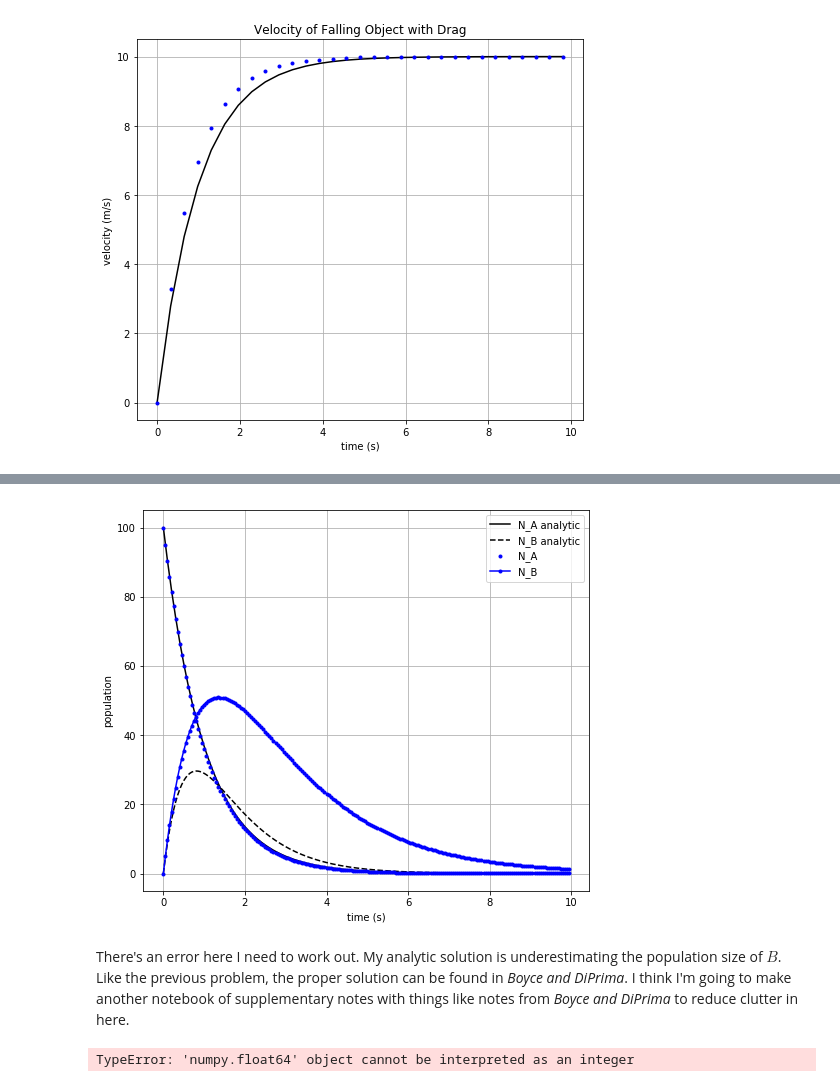
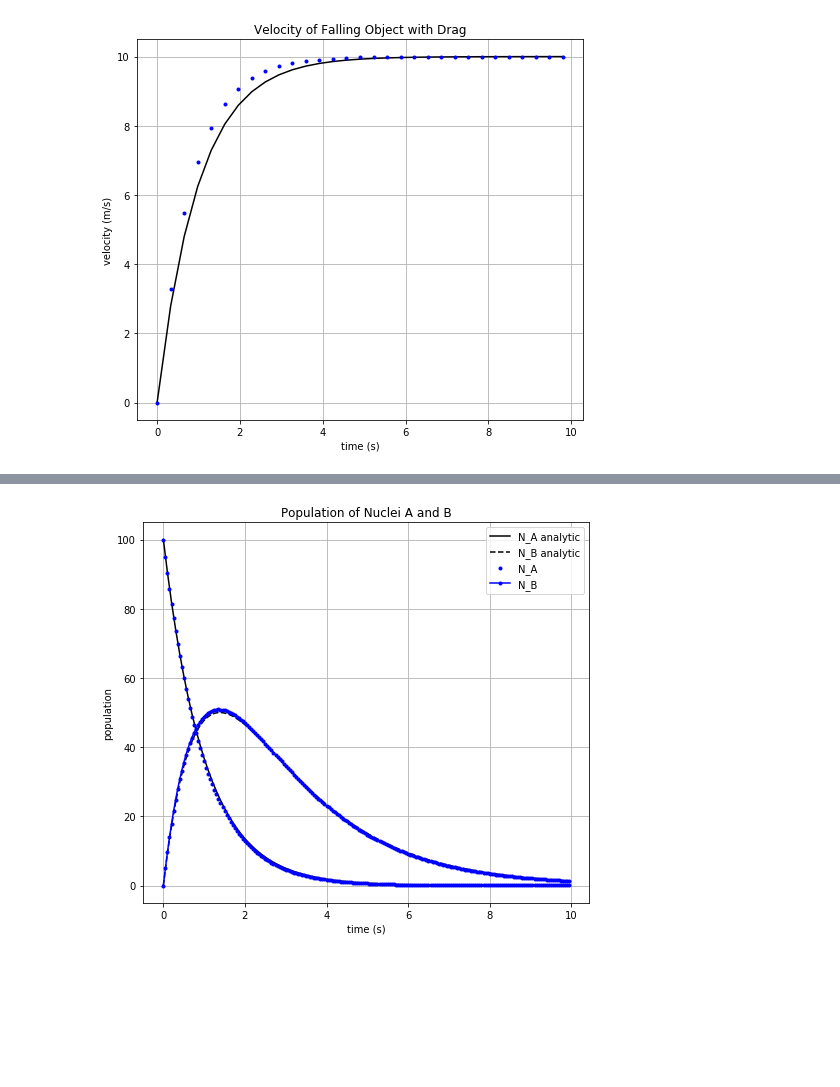
Before and after one commit to Cpt-Catnip/Computational_Physics_Giordano_Nakanishi, a Jupyter notebook: ch1_exercises.ipynb, the cells around one changed output, grey strips where cells are left out. Cells and saved outputs as stored; diff of their text form; code cells hidden in the pictures; blank space fills up the shorter version.

```diff
--- a/ch1_exercises.ipynb
+++ b/ch1_exercises.ipynb
@@ -202,39 +208,36 @@ tf = 10
 dt = 5e-2
 taua = 1
 taub = 2
 
 t = np.arange(t0, tf, dt)
 N_A = np.zeros(t.size)
 N_A[0] = N_A0
 N_B = np.zeros(t.size)
 N_B[0] = N_B0
 
 # exact solution
 NA_x = N_A0 * np.exp(-1*t/taua)
-NB_x = NA_x*(taub/taua) + (N_B0 - NA_x*(taub/taua)) * np.exp(-1*t/taub)
+TAU = (taua*taub)/(taua-taub)
+c = N_B0 - N_A0 * TAU
+NB_x = np.exp(-1*t/taub) * (N_A0*TAU*np.exp(t/TAU) + c)
 
 # euler loop
-for i in range(t.size-1):
+for i in range(t.size - 1):
     N_A[i+1] = N_A[i] - (N_A[i]/taua)*dt
     dNB = (N_A[i]/taua) - (N_B[i]/taub)
     N_B[i+1] = N_B[i] + dNB*dt
 
 #plots
 fig = plt.figure(figsize=(8,7))
 plt.plot(t,NA_x,'k', label='N_A analytic')
 plt.plot(t,NB_x,'k--', label='N_B analytic')
 plt.plot(t,N_A,'b.', label='N_A')
 plt.plot(t,N_B,'b.-', label='N_B')
 plt.legend()
 plt.grid()
 plt.xlabel('time (s)')
 plt.ylabel('population')
+plt.title('Population of Nuclei A and B')
 plt.show()
 # %% [output]
-[figure, old version]
+[figure, new version]
-# %% [markdown]
-There's an error here I need to work out. My analytic solution is underestimating the population size of $B$. Like the previous problem, the proper solution can be found in *Boyce and DiPrima*. I think I'm going to make another notebook of supplementary notes with things like notes from *Boyce and DiPrima* to reduce clutter in here.
-# %%
-mat = np.ndarray(np.zeros(10), np.zeros(10), np.zeros(4))
-# %% [output]
-TypeError: 'numpy.float64' object cannot be interpreted as an integer
```
Also changed, not shown: parts of 3 cells of this notebook.
